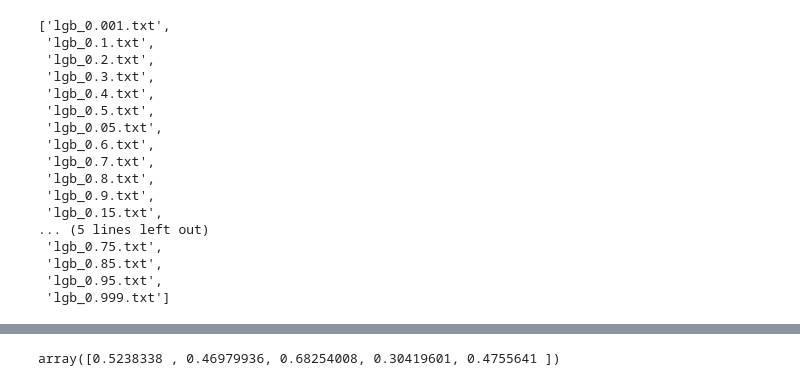
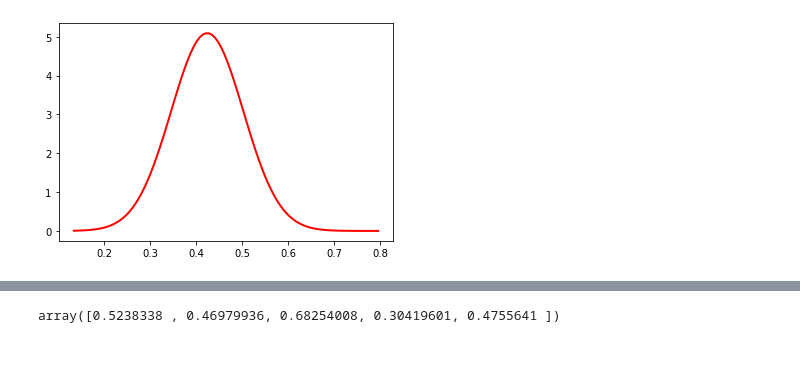
Before and after one commit to ujohn33/Predict-Optimize-Revise, a Jupyter notebook: notebooks/pdf_from_quantiles.ipynb, the cells around one changed output, grey strips where cells are left out. Saved outputs shown, nothing was run; the diff lists cells and outputs as text; code cells hidden in the pictures; blank space fills up the shorter version.

```diff
--- a/notebooks/pdf_from_quantiles.ipynb
+++ b/notebooks/pdf_from_quantiles.ipynb
@@ -63,22 +61,25 @@ files.sort(key=lambda f: int(''.join(filter(str.isdigit, f))))
 # load the lgb models in txt files
 models = [lgb.Booster(model_file=model_dir+file) for file in files]
-# %%
-files
-# %% [output]
-['lgb_0.001.txt',
- 'lgb_0.1.txt',
- 'lgb_0.2.txt',
- 'lgb_0.3.txt',
- 'lgb_0.4.txt',
- 'lgb_0.5.txt',
- 'lgb_0.05.txt',
- 'lgb_0.6.txt',
- 'lgb_0.7.txt',
- 'lgb_0.8.txt',
- 'lgb_0.9.txt',
- 'lgb_0.15.txt',
-... (5 lines left out)
- 'lgb_0.75.txt',
- 'lgb_0.85.txt',
- 'lgb_0.95.txt',
- 'lgb_0.999.txt']
+# %%
+row = data_test.iloc[20]
+qts_temp = {}
+for i, qt in enumerate(qts):
+    # load lgb model
+    model = models[i]
+    # predict the quantile
+    qts_temp['{}'.format(qt)] = model.predict(row[features].values.reshape(1,-1)).item(0)
+    #
+qts_temp = pd.Series(data = list(qts_temp.values()), index = qts.round(3))
+mu, std = norm.fit(qts_temp)
+
+# Generate a range of x values for the plot
+x = np.linspace(mu - 3*std, mu + 3*std, 100)
+
+# Evaluate the PDF at each x value
+y = pdf.pdf(x)
+
+# Plot the PDF
+plt.plot(x, y, 'r-', lw=2)
+plt.show()
+# %% [output]
+[figure, added]
```
Also changed, not shown: parts of 12 cells of this notebook, 26 other files.
